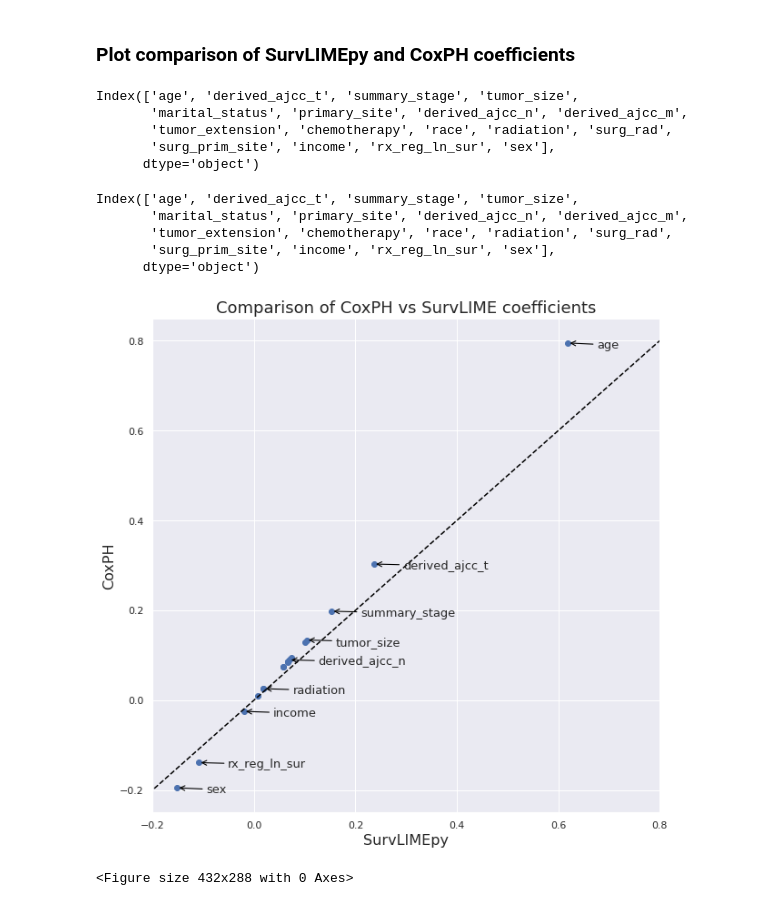
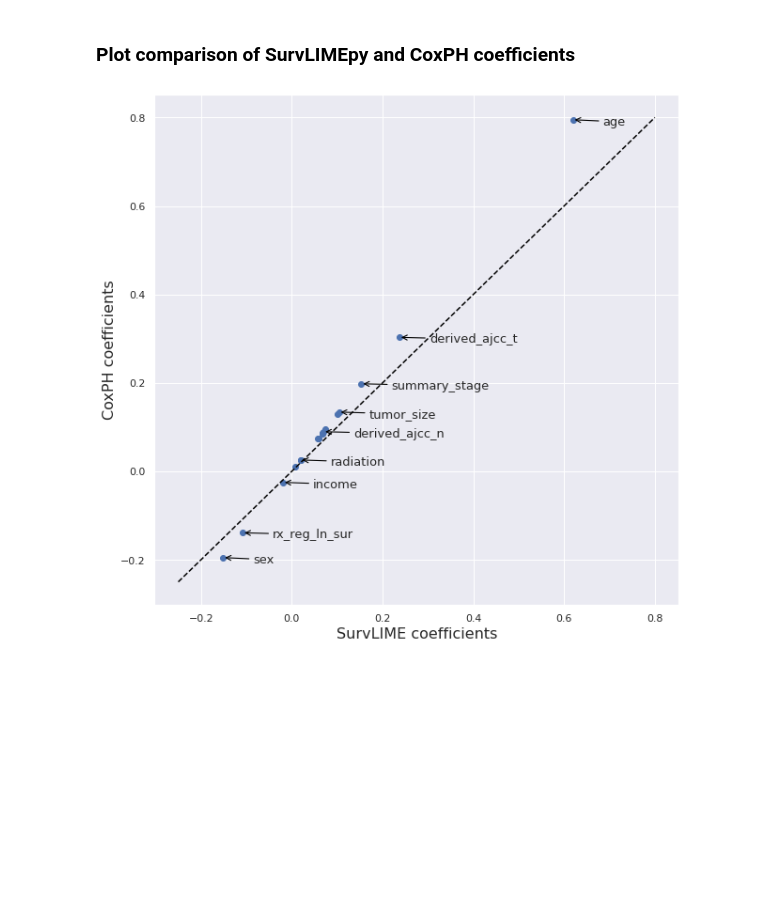
Before and after one commit to CarlosHernandezP/xai-healthcare, a Jupyter notebook: Notebooks/survlime_analysis.ipynb, the cells around one changed output. Saved outputs shown, nothing was run; the diff lists cells and outputs as text; code cells hidden in the pictures; blank space fills up the shorter version.

```diff
--- a/Notebooks/survlime_analysis.ipynb
+++ b/Notebooks/survlime_analysis.ipynb
@@ -220,64 +148,39 @@ df_cox = df_cox.reindex(columns=df_surv.columns)
 
 df_surv.columns = df_surv.columns.str[:-4]
 df_cox.columns = df_cox.columns.str[:-4]
-# %%
-df_cox.columns
-# %% [output]
-Index(['age', 'derived_ajcc_t', 'summary_stage', 'tumor_size',
-       'marital_status', 'primary_site', 'derived_ajcc_n', 'derived_ajcc_m',
-       'tumor_extension', 'chemotherapy', 'race', 'radiation', 'surg_rad',
-       'surg_prim_site', 'income', 'rx_reg_ln_sur', 'sex'],
-      dtype='object')
-# %%
-df_surv.columns
-# %% [output]
-Index(['age', 'derived_ajcc_t', 'summary_stage', 'tumor_size',
-       'marital_status', 'primary_site', 'derived_ajcc_n', 'derived_ajcc_m',
-       'tumor_extension', 'chemotherapy', 'race', 'radiation', 'surg_rad',
-       'surg_prim_site', 'income', 'rx_reg_ln_sur', 'sex'],
-      dtype='object')
 # %%
 fig, ax = plt.subplots(figsize=(10, 10))
 
 # Assign colors to the points based on their position along a color scale
 cmap = plt.cm.get_cmap('RdBu')
 colors = cmap(df_cox.values)[0][::-1]
 
 
 # Create scatter plot with colors
 ax.scatter(df_surv, df_cox)
 # Add 45 degree angle
 plt.plot([-0.25, 0.8], [-0.25, 0.8], linestyle='--', color='black')
 
 # Label axes
-plt.xlabel('SurvLIMEpy', fontsize=16)
-plt.ylabel('CoxPH', fontsize=16)
+plt.xlabel('SurvLIME coefficients', fontsize=16)
+plt.ylabel('CoxPH coefficients', fontsize=16)
 
-# Set ticks
-#plt.xticks(rotation=45, ha='right')
-#plt.yticks(rotation=45)
+
 
 # Annotate each point with feature name
 min_distance = 0.05  # adjust this value to set the minimum distance between annotations
 prev_x, prev_y = None, None
 for i, txt in enumerate(df_surv.columns):
     x = df_surv.iloc[:, i].values
     y = df_cox.iloc[:, i].values
     if prev_x is None or prev_y is None or ((x - prev_x) ** 2 + (y - prev_y) ** 2) ** 0.5 > min_distance:
         ax.annotate(txt, (x, y), xytext=(32, -2), textcoords='offset points', fontsize=13,
                     ha='left', va='center', arrowprops=dict(color='black', arrowstyle='->', linewidth=1.1))
 
         prev_x, prev_y = x, y
 
-plt.title('Comparison of CoxPH vs SurvLIME coefficients', fontsize=18)
-plt.xlim([-0.2, 0.8])
-plt.ylim([-0.25, 0.85])
 plt.savefig(save_path +'cox_surv_comparison.png', bbox_inches='tight', dpi=300)
 
 plt.show()
 # %% [output]
-[figure, old version]
+[figure, new version]
-# %%
-save_path = f'/home/carlos.hernandez/PhD/xai-healthcare/Figures/'
-# %% [output]
-<Figure size 432x288 with 0 Axes>
```
Also changed, not shown: parts of 6 cells of this notebook, 1 other file.
